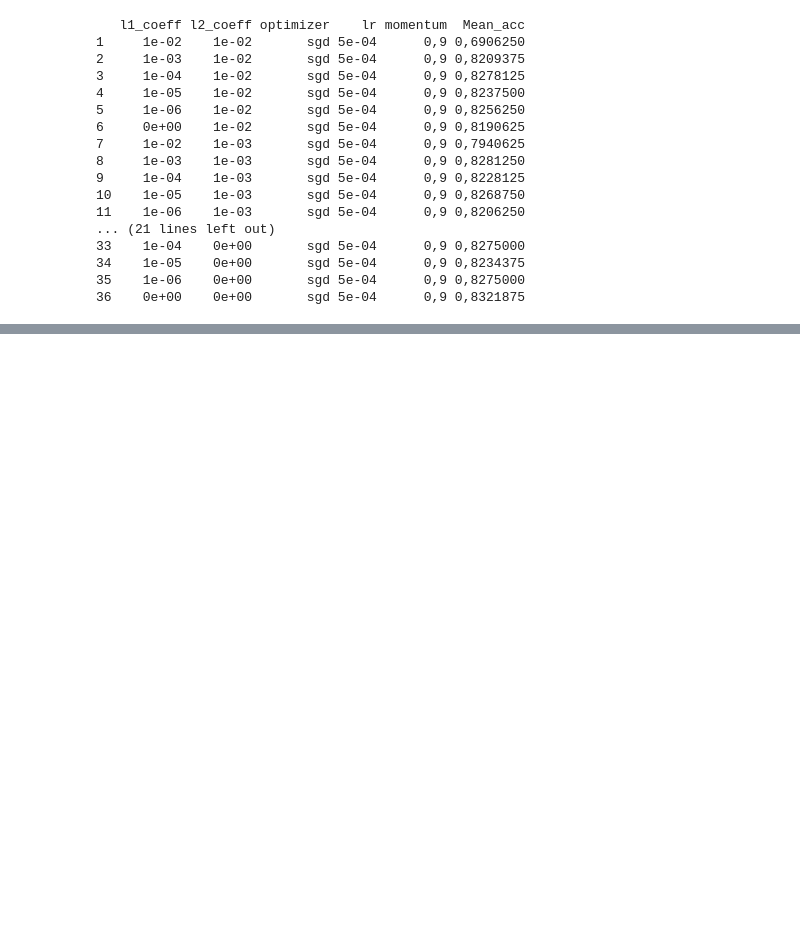
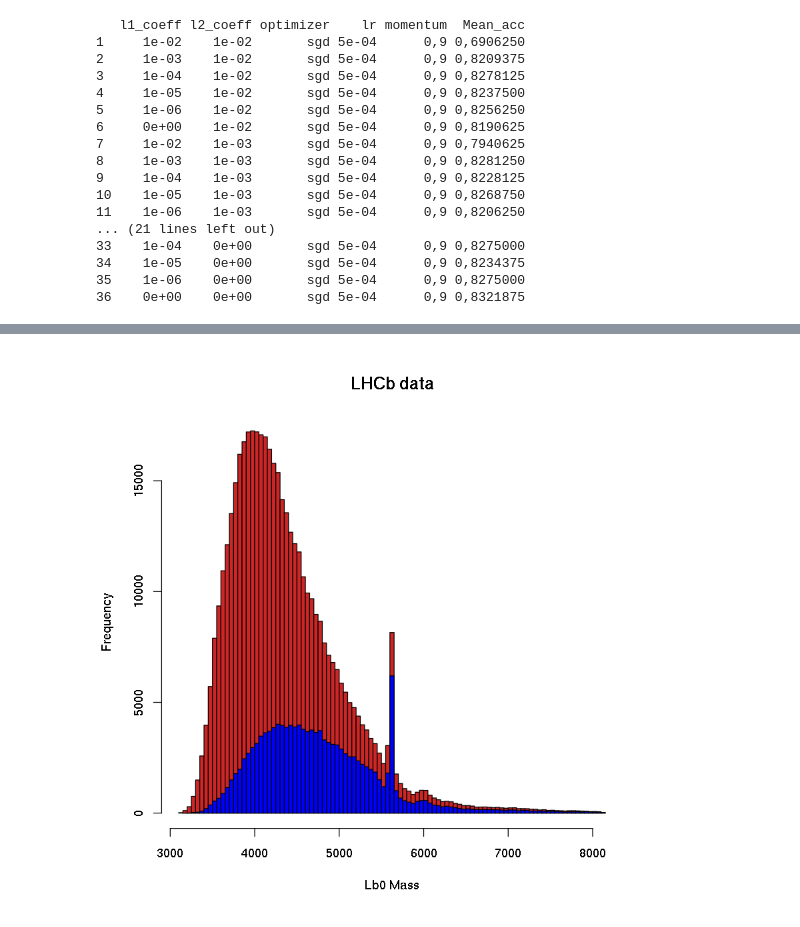
Before and after one commit to mastrovalentz/Adv_Stat_Final_Project, a Jupyter notebook: Model_Tuner.ipynb, the cells around one changed output, grey strips where cells are left out. Saved outputs shown, nothing was run; the diff lists cells and outputs as text; code cells hidden in the pictures; blank space fills up the shorter version.

```diff
--- a/Model_Tuner.ipynb
+++ b/Model_Tuner.ipynb
@@ -845,0 +880,7 @@ hist(data.cutted.lhcb$Lambda_b0_MM_F[y_cut_lhcb_pred>0.9973], breaks=100, add=TR
+# %%
+y_lhcb_pred <- model %>% predict(x_lhcb)
+# %%
+hist(data.lhcb$Lambda_b0_MM_F[y_lhcb_pred>0.0],   breaks=100, col="firebrick3", xlab="Lb0 Mass", main="LHCb data",  probability=FALSE)
+hist(data.lhcb$Lambda_b0_MM_F[y_lhcb_pred>0.68], breaks=100, add=TRUE, col='blue')
+# %% [output]
+[figure, added]
```
Also changed, not shown: parts of 12 cells of this notebook, 17 other files.
